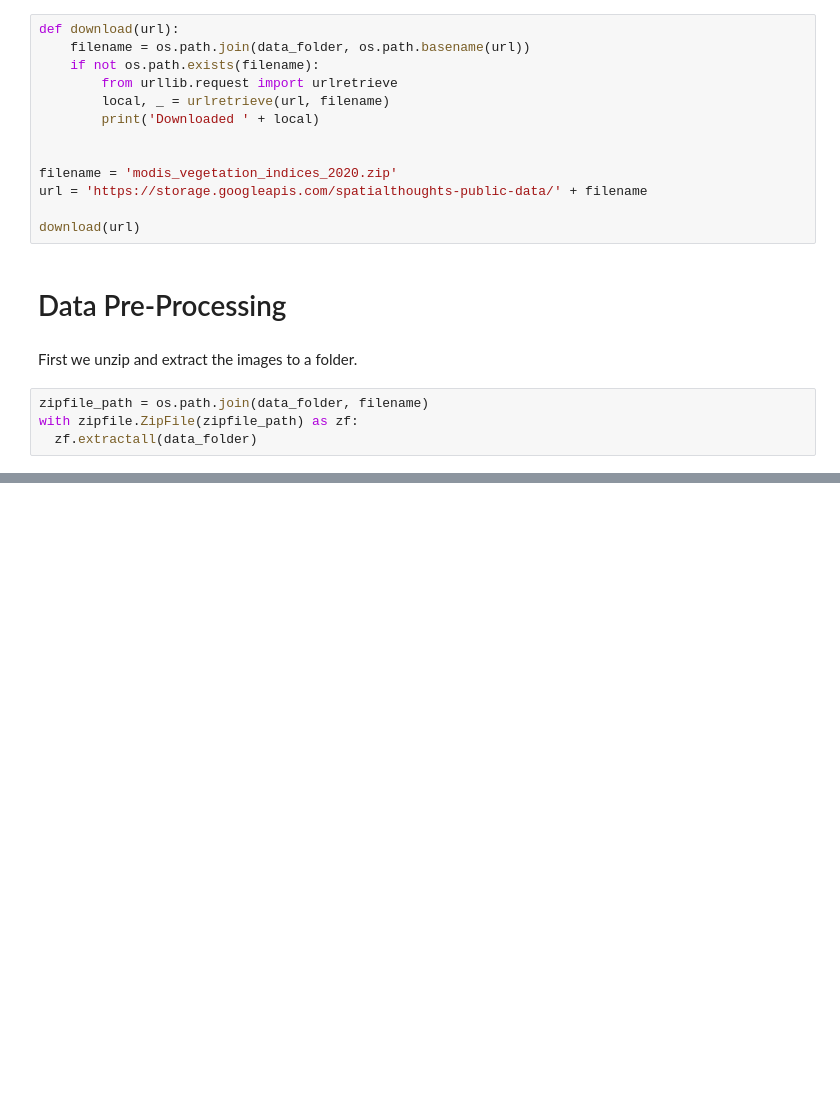
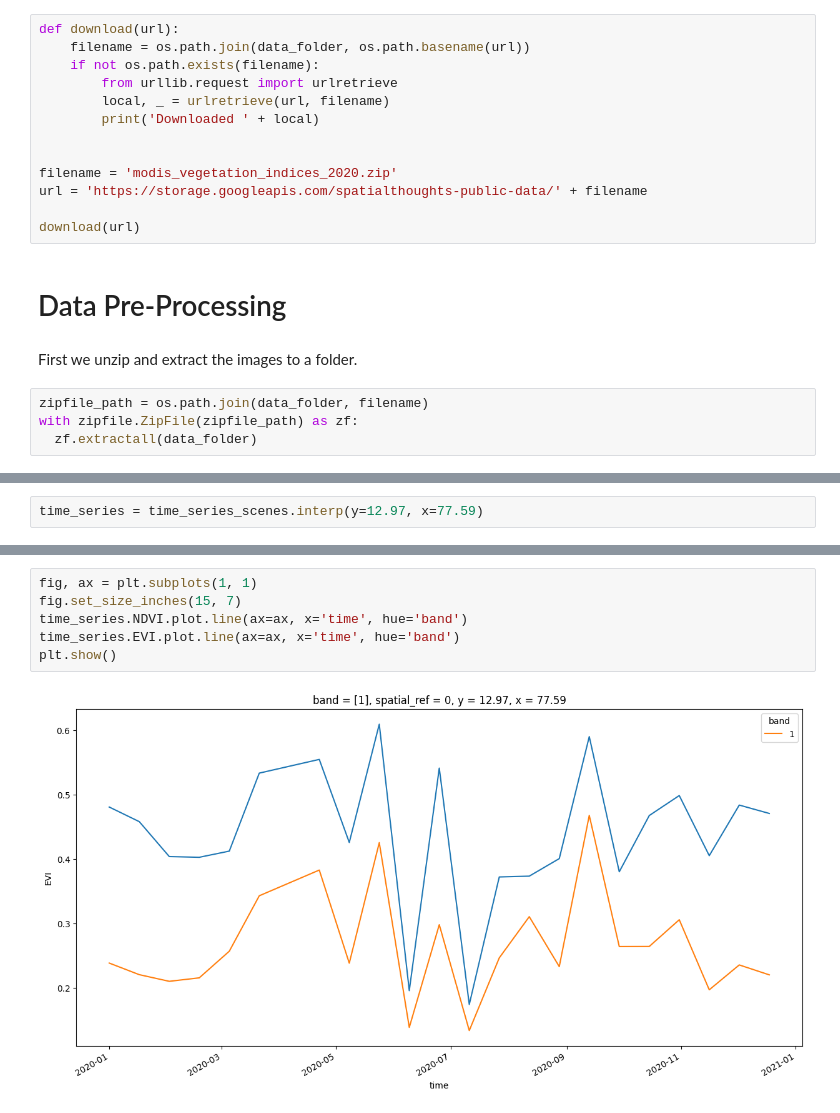
Before and after one commit to spatialthoughts/python-tutorials, a Jupyter notebook: extracting_time_series.ipynb, the cells around one changed output, grey strips where cells are left out. Saved outputs shown, nothing was run; the diff lists cells and outputs as text; blank space fills up the shorter version.

```diff
--- a/extracting_time_series.ipynb
+++ b/extracting_time_series.ipynb
@@ -158,0 +147,2 @@ time_series_scenes.sel(band=1).plot.imshow(col='time', robust=True)
+# %%
+time_series = time_series_scenes.interp(y=12.97, x=77.59)
@@ -158,0 +183,8 @@ time_series_scenes.sel(band=1).plot.imshow(col='time', robust=True)
+# %%
+fig, ax = plt.subplots(1, 1)
+fig.set_size_inches(15, 7)
+time_series.NDVI.plot.line(ax=ax, x='time', hue='band')
+time_series.EVI.plot.line(ax=ax, x='time', hue='band')
+plt.show()
+# %% [output]
+[figure, added]
```
Also changed, not shown: parts of 7 cells of this notebook.
